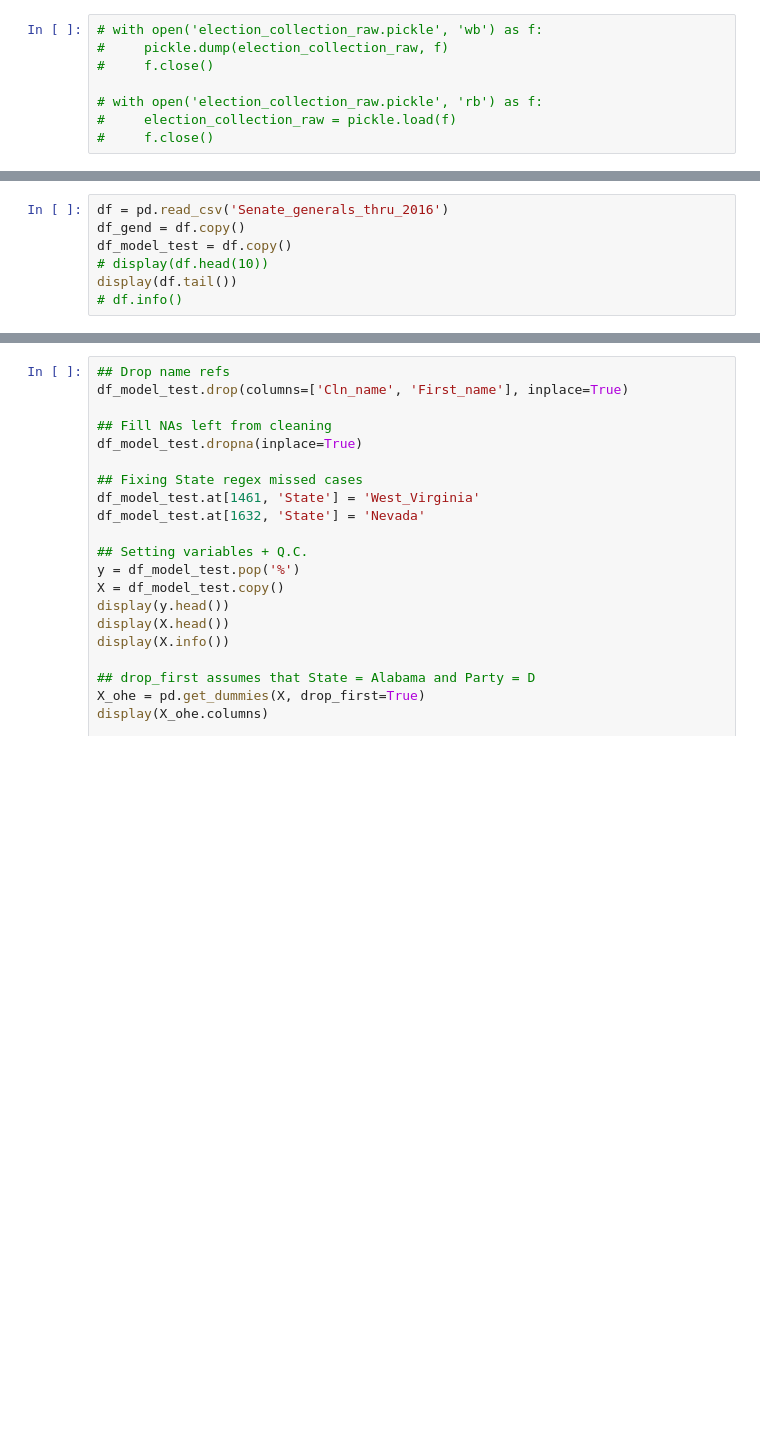
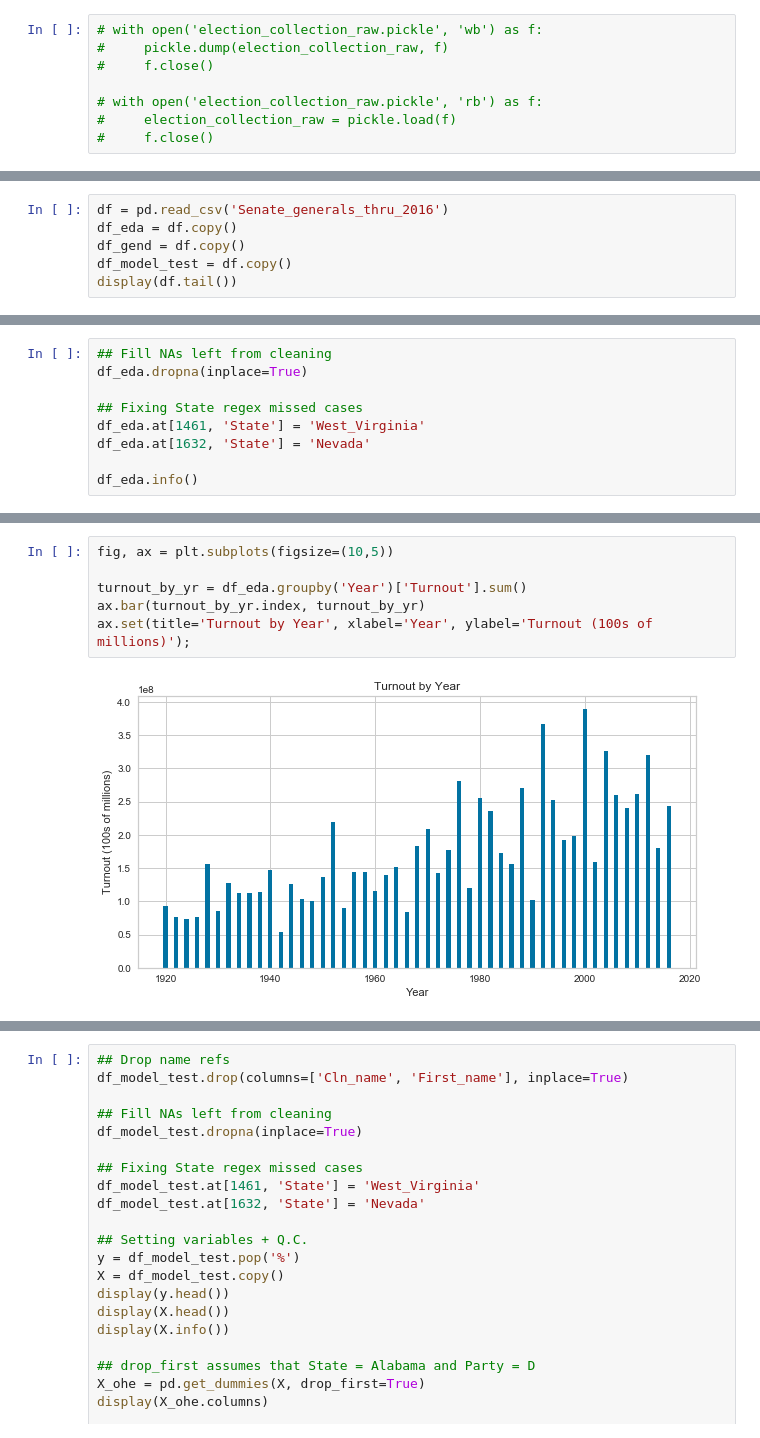
Before and after one commit to dfuller22/US_Senate_Election_Predictor, a Jupyter notebook: EDA_and_Modeling.ipynb, the cells around one changed output, grey strips where cells are left out. Drawn from its saved outputs; the diff is of its cells as text; blank space fills up the shorter version.

```diff
--- a/EDA_and_Modeling.ipynb
+++ b/EDA_and_Modeling.ipynb
@@ -54,10 +56,9 @@ reload(dlf)
 # %%
 df = pd.read_csv('Senate_generals_thru_2016')
+df_eda = df.copy()
 df_gend = df.copy()
 df_model_test = df.copy()
-# display(df.head(10))
 display(df.tail())
-# df.info()
 # %% [output]
 |  | % | Turnout | Incumb_Y | State | Cln_name | Year | Terms_in_office | Party_enc | First_name | ... |
 | 5583 | 1.01 | 320467.0 | 0 | Vermont | Peter Diamondstone | 2016 | 0 | T | Peter | ... |
@@ -67,0 +71,9 @@ display(df.tail())
+# %%
+## Fill NAs left from cleaning
+df_eda.dropna(inplace=True)
+
+## Fixing State regex missed cases
+df_eda.at[1461, 'State'] = 'West_Virginia'
+df_eda.at[1632, 'State'] = 'Nevada'
+
+df_eda.info()
@@ -67,0 +97,8 @@ display(df.tail())
+# %%
+fig, ax = plt.subplots(figsize=(10,5))
+
+turnout_by_yr = df_eda.groupby('Year')['Turnout'].sum()
+ax.bar(turnout_by_yr.index, turnout_by_yr)
+ax.set(title='Turnout by Year', xlabel='Year', ylabel='Turnout (100s of millions)');
+# %% [output]
+[figure, added]
```
Also changed, not shown: parts of 56 cells of this notebook, 2 other files.
